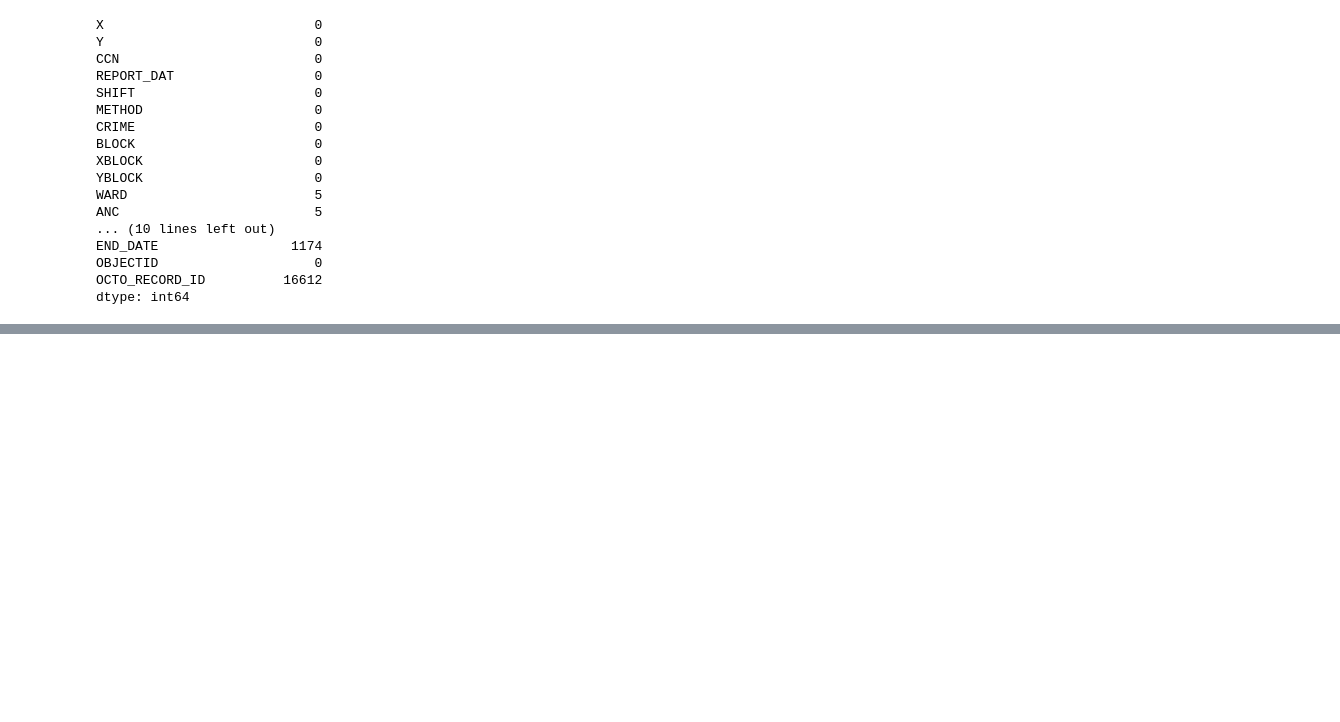
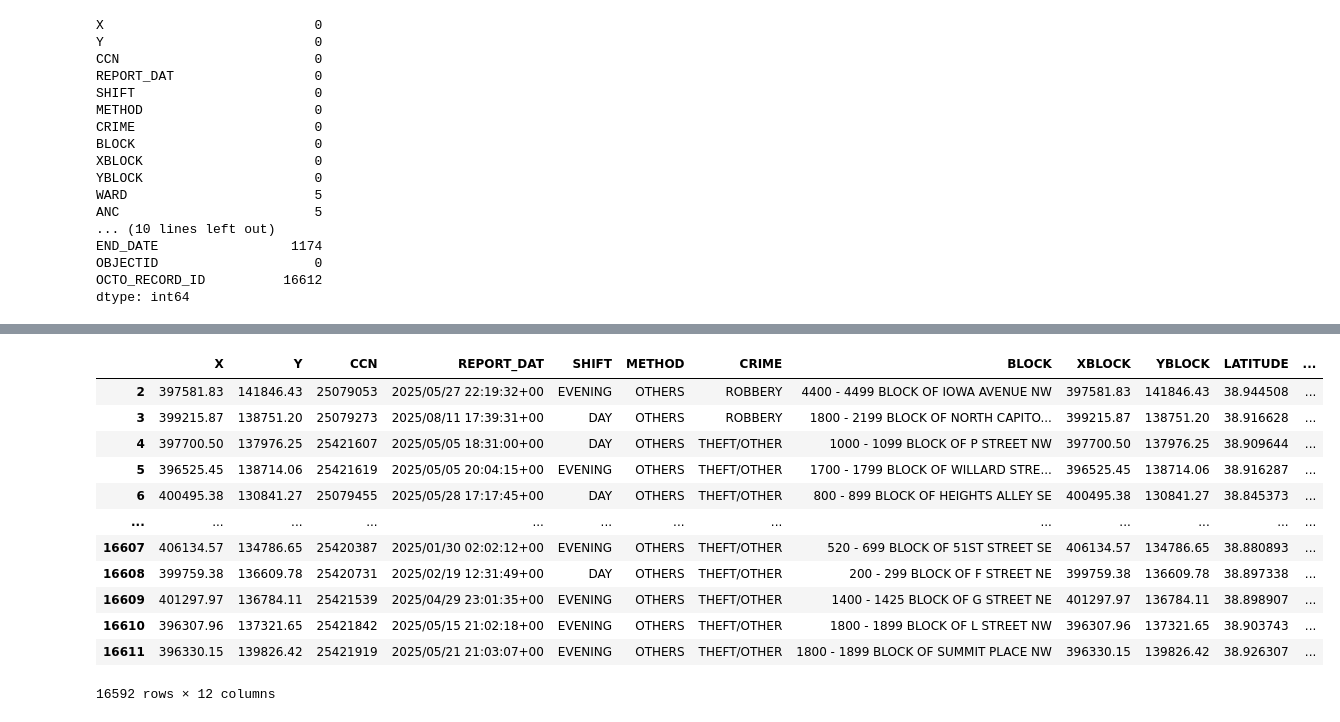
Before and after one commit to marti2rp/IA-340, a Jupyter notebook: Lab2.ipynb, the cells around one changed output, grey strips where cells are left out. Saved outputs shown, nothing was run; the diff lists cells and outputs as text; code cells hidden in the pictures; blank space fills up the shorter version.

```diff
--- a/Lab2.ipynb
+++ b/Lab2.ipynb
@@ -94,0 +146,16 @@ Index: []>
+# %%
+df[df['CCN']>25000000]
+# %% [output]
+|  | X | Y | CCN | REPORT_DAT | SHIFT | METHOD | CRIME | BLOCK | XBLOCK | YBLOCK | LATITUDE | ... |
+| 2 | 397581.83 | 141846.43 | 25079053 | 2025/05/27 22:19:32+00 | EVENING | OTHERS | ROBBERY | 4400 - 4499 BLOCK OF IOWA AVENUE NW | 397581.83 | 141846.43 | 38.944508 | ... |
+| 3 | 399215.87 | 138751.20 | 25079273 | 2025/08/11 17:39:31+00 | DAY | OTHERS | ROBBERY | 1800 - 2199 BLOCK OF NORTH CAPITO... | 399215.87 | 138751.20 | 38.916628 | ... |
+| 4 | 397700.50 | 137976.25 | 25421607 | 2025/05/05 18:31:00+00 | DAY | OTHERS | THEFT/OTHER | 1000 - 1099 BLOCK OF P STREET NW | 397700.50 | 137976.25 | 38.909644 | ... |
+| 5 | 396525.45 | 138714.06 | 25421619 | 2025/05/05 20:04:15+00 | EVENING | OTHERS | THEFT/OTHER | 1700 - 1799 BLOCK OF WILLARD STRE... | 396525.45 | 138714.06 | 38.916287 | ... |
+| 6 | 400495.38 | 130841.27 | 25079455 | 2025/05/28 17:17:45+00 | DAY | OTHERS | THEFT/OTHER | 800 - 899 BLOCK OF HEIGHTS ALLEY SE | 400495.38 | 130841.27 | 38.845373 | ... |
+| ... | ... | ... | ... | ... | ... | ... | ... | ... | ... | ... | ... | ... |
+| 16607 | 406134.57 | 134786.65 | 25420387 | 2025/01/30 02:02:12+00 | EVENING | OTHERS | THEFT/OTHER | 520 - 699 BLOCK OF 51ST STREET SE | 406134.57 | 134786.65 | 38.880893 | ... |
+| 16608 | 399759.38 | 136609.78 | 25420731 | 2025/02/19 12:31:49+00 | DAY | OTHERS | THEFT/OTHER | 200 - 299 BLOCK OF F STREET NE | 399759.38 | 136609.78 | 38.897338 | ... |
+| 16609 | 401297.97 | 136784.11 | 25421539 | 2025/04/29 23:01:35+00 | EVENING | OTHERS | THEFT/OTHER | 1400 - 1425 BLOCK OF G STREET NE | 401297.97 | 136784.11 | 38.898907 | ... |
+| 16610 | 396307.96 | 137321.65 | 25421842 | 2025/05/15 21:02:18+00 | EVENING | OTHERS | THEFT/OTHER | 1800 - 1899 BLOCK OF L STREET NW | 396307.96 | 137321.65 | 38.903743 | ... |
+| 16611 | 396330.15 | 139826.42 | 25421919 | 2025/05/21 21:03:07+00 | EVENING | OTHERS | THEFT/OTHER | 1800 - 1899 BLOCK OF SUMMIT PLACE NW | 396330.15 | 139826.42 | 38.926307 | ... |
+16592 rows × 12 columns
```
Also changed, not shown: parts of 16 cells of this notebook, 1 other file.
